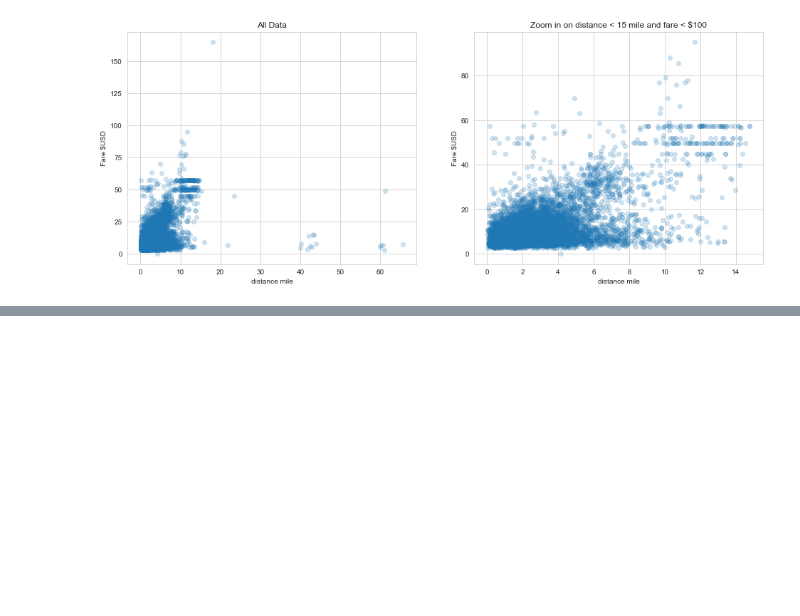
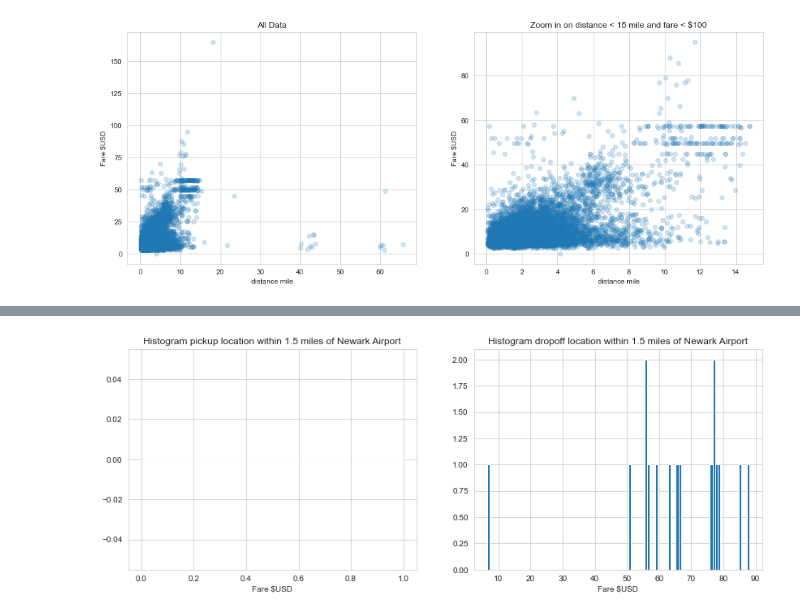
Before and after one commit to ThierrryScotto/New-York-Taxi-Fare-Prediction, a Jupyter notebook: New_York_City_Taxi_Fare_Prediction.ipynb, the cells around one changed output, grey strips where cells are left out. Cells and saved outputs as stored; diff of their text form; code cells hidden in the pictures; blank space fills up the shorter version.

```diff
--- a/New_York_City_Taxi_Fare_Prediction.ipynb
+++ b/New_York_City_Taxi_Fare_Prediction.ipynb
@@ -381,0 +417,8 @@ Text(0.5, 1.0, 'Zoom in on distance < 15 mile and fare < $100')
+# %%
+#Other Airports
+ewr = (-74.175, 40.69) #Newark Liberty International Airport https://www.travelmath.com/airport/EWR
+lgr = (-73.87, 40.77) #Laguardia Airport, https://www.travelmath.com/airport/LGA
+# %%
+plot_location_fare(ewr, 'Newark Airport')
+# %% [output]
+[figure, added]
```
Also changed, not shown: parts of 27 cells of this notebook.
